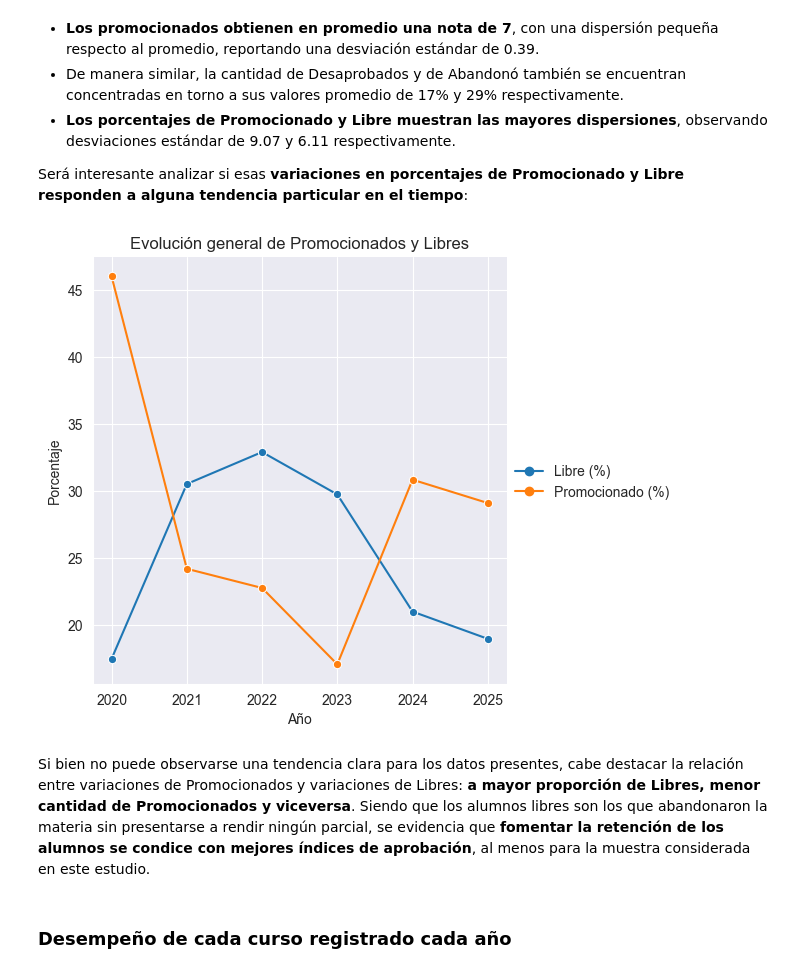
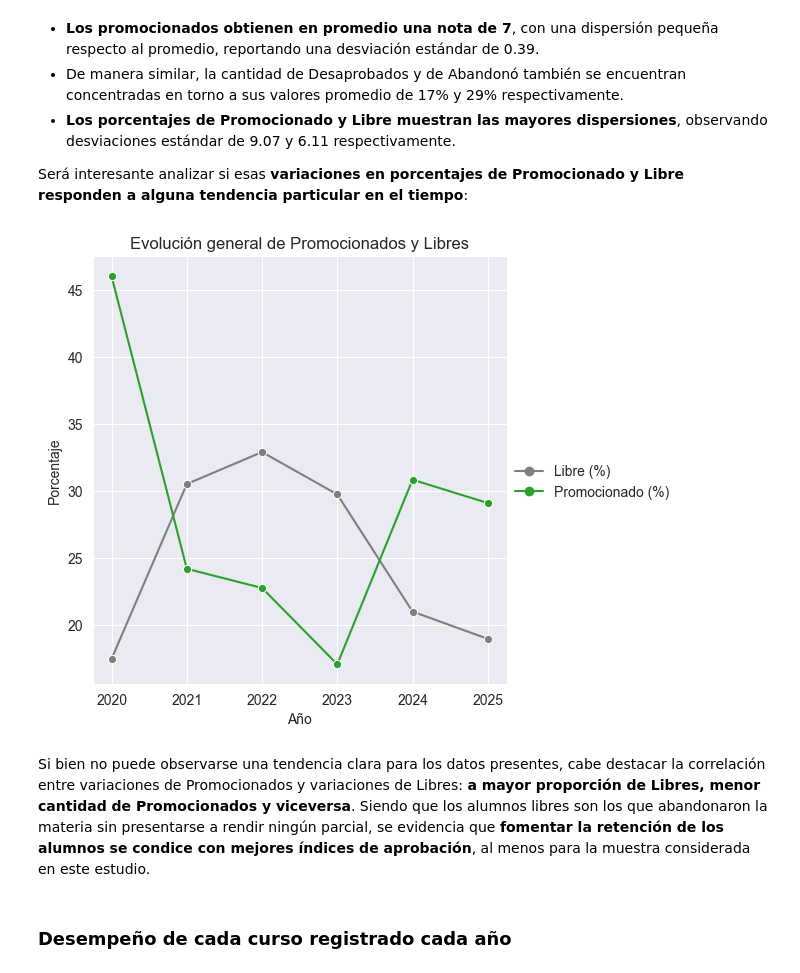
Before and after one commit to juanjogervasio/Intro-courses-analysis, a Jupyter notebook: notebooks/Analisis.ipynb, the cells around one changed output. Cells and saved outputs as stored; diff of their text form; code cells hidden in the pictures.

```diff
--- a/notebooks/Analisis.ipynb
+++ b/notebooks/Analisis.ipynb
@@ -28,6 +28,14 @@ mate_pi["Condicion"] = mate_pi["Condicion"].cat.set_categories(
 # Colores para categoría Condicion
 colores_cond=["#7f7f7f", "#ff7f0e", "#d62728", "#2ca02c"]
 
+# Colores en diccionario, para usar cuando no estén todas las categorías presentes:
+colores_cond_dict = {
+    "Libre" : "#7f7f7f",
+    "Abandonó" : "#ff7f0e",
+    "Desaprobado" : "#d62728",
+    "Promocionado" : "#2ca02c"
+}
+
 # Orden de categorías para Tipo_Cursada
 mate_pi["Tipo_Cursada"] = mate_pi["Tipo_Cursada"].cat.set_categories(
                             ["Verano", "1er Semestre", "Anticipada"],
@@ -327,17 +339,18 @@ Será interesante analizar si esas **variaciones en porcentajes de Promocionado
 # %%
 # Realizo un gráfico para mostrar la evolución de Promocionados y Libres en el tiempo
 subset_table = tabla[["Año", "Libre (%)", "Promocionado (%)"]].set_index("Año")
 sns.relplot( subset_table,
              kind="line",
              marker="o",
+             palette=[colores_cond_dict["Libre"], colores_cond_dict["Promocionado"]],
              dashes=False )
 plt.ylabel("Porcentaje")
 plt.title("Evolución general de Promocionados y Libres")
 plt.show()
 # %% [output]
-[figure, old version]
+[figure, new version]
 # %% [markdown]
-Si bien no puede observarse una tendencia clara para los datos presentes, cabe destacar la relación entre variaciones de Promocionados y variaciones de Libres: **a mayor proporción de Libres, menor cantidad de Promocionados y viceversa**. Siendo que los alumnos libres son los que abandonaron la materia sin presentarse a rendir ningún parcial, se evidencia que **fomentar la retención de los alumnos se condice con mejores índices de aprobación**, al menos para la muestra considerada en este estudio.
+Si bien no puede observarse una tendencia clara para los datos presentes, cabe destacar la correlación entre variaciones de Promocionados y variaciones de Libres: **a mayor proporción de Libres, menor cantidad de Promocionados y viceversa**. Siendo que los alumnos libres son los que abandonaron la materia sin presentarse a rendir ningún parcial, se evidencia que **fomentar la retención de los alumnos se condice con mejores índices de aprobación**, al menos para la muestra considerada en este estudio.
 # %% [markdown]
 ### Desempeño de cada curso registrado cada año
 # %% [markdown]
```
Also changed, not shown: parts of 18 cells of this notebook.
